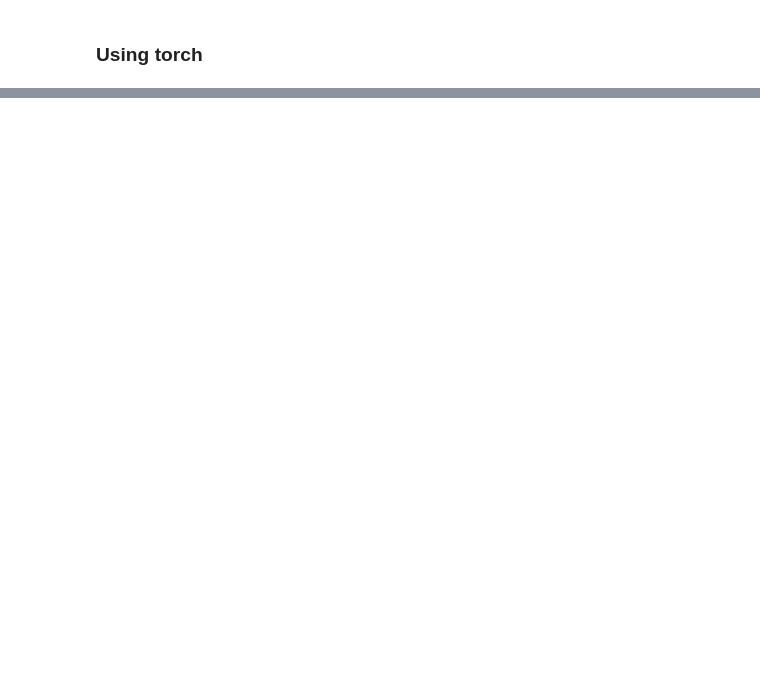
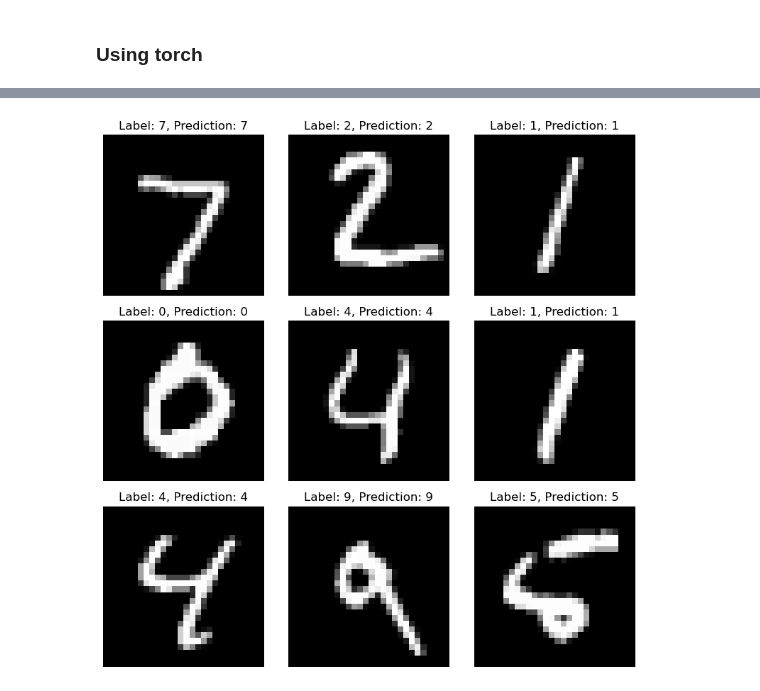
Before and after one commit to zvkong/ai-core, a Jupyter notebook: src/stat9340/hw3.ipynb, the cells around one changed output, grey strips where cells are left out. Drawn from its saved outputs; the diff is of its cells as text; code cells hidden in the pictures; blank space fills up the shorter version.

```diff
--- a/src/stat9340/hw3.ipynb
+++ b/src/stat9340/hw3.ipynb
@@ -206,0 +289,19 @@ import torch.nn as nn
+# %%
+batch_size = 64
+num_epochs = 10
+learning_rate = 0.01
+
+transform = transforms.Compose([
+    transforms.ToTensor(),
+    transforms.Normalize((0.1307,), (0.3081,))
+])
+# %%
+train_dataset = datasets.MNIST(
+    root='.', train=True, download=True, transform=transform)
+test_dataset = datasets.MNIST(
+    root='.', train=False, download=True, transform=transform)
+
+train_loader = torch.utils.data.DataLoader(
+    train_dataset, batch_size=batch_size, shuffle = True)
+test_loader = torch.utils.data.DataLoader(
+    test_dataset, batch_size=batch_size, shuffle = False)
@@ -206,0 +333,6 @@ import torch.nn as nn
+# %%
+device = torch.device("mps") if torch.backends.mps.is_available() else torch.device("cpu")
+torch_model = MNISTNet()
+torch_model.to(device)
+criterion = nn.CrossEntropyLoss()
+optimizer = optim.Adam(torch_model.parameters(), lr = learning_rate)
@@ -206,0 +376,19 @@ import torch.nn as nn
+# %%
+for epoch in range(1, num_epochs + 1):
+    train(torch_model, device, train_loader, criterion, optimizer, epoch)
+    test(torch_model, device, test_loader, criterion)
+
+samples, labels = next(iter(test_loader))
+samples = samples.to(device)
+outputs = torch_model(samples)
+_, preds = torch.max(outputs, 1)
+
+samples = samples.cpu().numpy()
+fig, axes = plt.subplots(3, 3, figsize=(8, 8))
+for i, ax in enumerate(axes.ravel()):
+    ax.imshow(samples[i].squeeze(), cmap='gray')
+    ax.set_title(f'Label: {labels[i]}, Prediction: {preds[i]}')
+    ax.axis('off')
+plt.tight_layout()
+plt.show()
+# %% [output]
@@ -206,0 +412 @@ import torch.nn as nn
+[figure, added]
```
Also changed, not shown: parts of 23 cells of this notebook, 12 other files.
